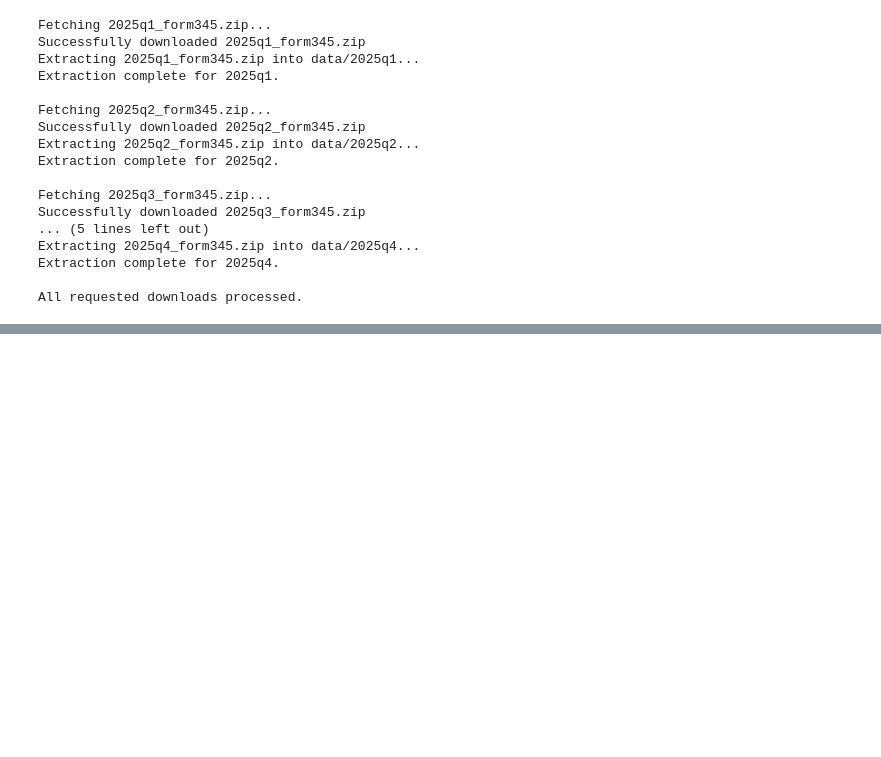
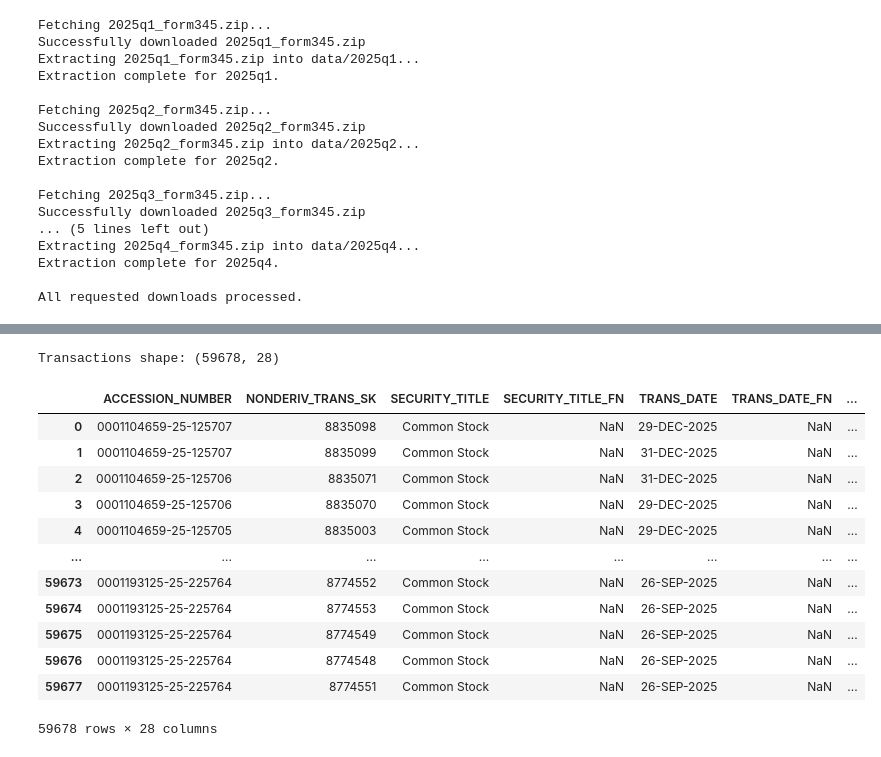
Before and after one commit to ianleonardo/ntu-dsai-m2-capstone, a Jupyter notebook: notebooks/sec-insider-transaction.ipynb, the cells around one changed output, grey strips where cells are left out. Saved outputs shown, nothing was run; the diff lists cells and outputs as text; code cells hidden in the pictures; blank space fills up the shorter version.

```diff
--- a/notebooks/sec-insider-transaction.ipynb
+++ b/notebooks/sec-insider-transaction.ipynb
@@ -17,7 +17,7 @@ os.makedirs(data_dir, exist_ok=True)
 # Note: The SEC requires the User-Agent to conform to the format:
 # 'Sample Company Name AdminContact@<sample company domain>.com'
 headers = {
-    'User-Agent': 'DataResearcher info@example.com',
+    'User-Agent': 'info@example.com',
     'Accept-Encoding': 'gzip, deflate',
     'Host': 'www.sec.gov'
 }
@@ -81,0 +111,22 @@ All requested downloads processed.
+# %%
+# 2. Load Non-derivative Transactions (the actual trades)
+trans_file = f'{data_dir_q4}/NONDERIV_TRANS.tsv'
+df_trans = pd.read_csv(trans_file, sep='\t', low_memory=False)
+print(f"Transactions shape: {df_trans.shape}")
+
+df_trans
+# %% [output]
+Transactions shape: (59678, 28)
+|  | ACCESSION_NUMBER | NONDERIV_TRANS_SK | SECURITY_TITLE | SECURITY_TITLE_FN | TRANS_DATE | TRANS_DATE_FN | ... |
+| 0 | 0001104659-25-125707 | 8835098 | Common Stock | NaN | 29-DEC-2025 | NaN | ... |
+| 1 | 0001104659-25-125707 | 8835099 | Common Stock | NaN | 31-DEC-2025 | NaN | ... |
+| 2 | 0001104659-25-125706 | 8835071 | Common Stock | NaN | 31-DEC-2025 | NaN | ... |
+| 3 | 0001104659-25-125706 | 8835070 | Common Stock | NaN | 29-DEC-2025 | NaN | ... |
+| 4 | 0001104659-25-125705 | 8835003 | Common Stock | NaN | 29-DEC-2025 | NaN | ... |
+| ... | ... | ... | ... | ... | ... | ... | ... |
+| 59673 | 0001193125-25-225764 | 8774552 | Common Stock | NaN | 26-SEP-2025 | NaN | ... |
+| 59674 | 0001193125-25-225764 | 8774553 | Common Stock | NaN | 26-SEP-2025 | NaN | ... |
+| 59675 | 0001193125-25-225764 | 8774549 | Common Stock | NaN | 26-SEP-2025 | NaN | ... |
+| 59676 | 0001193125-25-225764 | 8774548 | Common Stock | NaN | 26-SEP-2025 | NaN | ... |
+| 59677 | 0001193125-25-225764 | 8774551 | Common Stock | NaN | 26-SEP-2025 | NaN | ... |
+59678 rows × 28 columns
```
Also changed, not shown: parts of 5 cells of this notebook.
